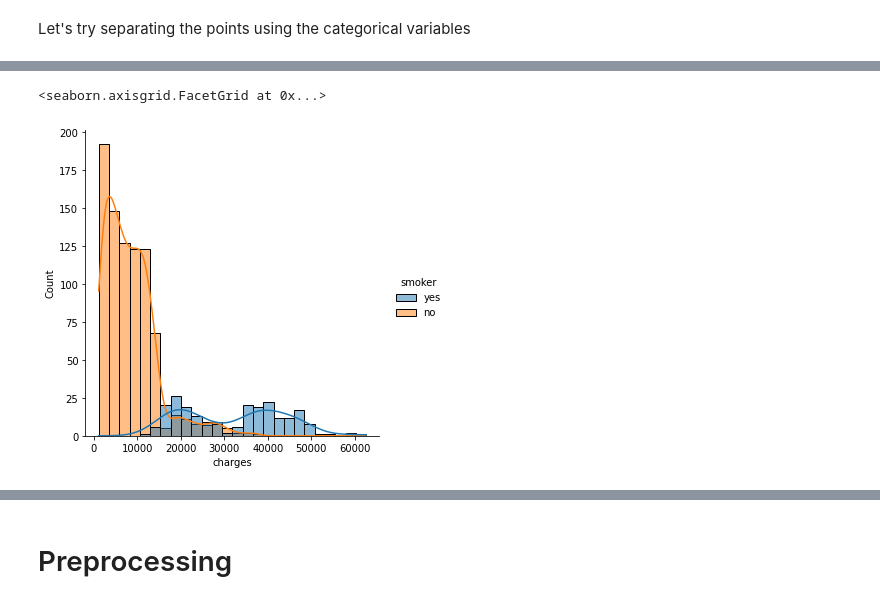
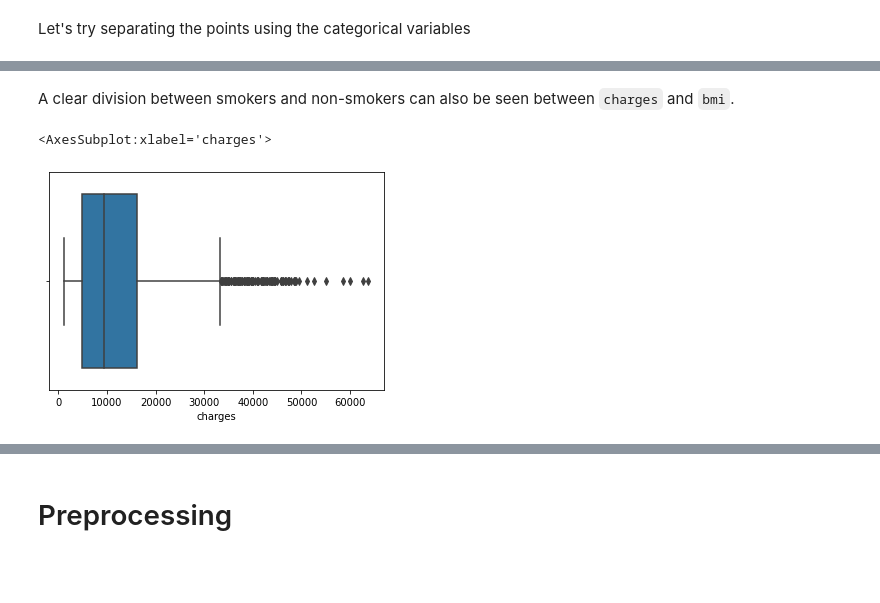
Before and after one commit to GeorgeNMJ/Kaggle-Medical-Cost, a Jupyter notebook: medical-cost-notebook-linear-regression.ipynb, the cells around one changed output, grey strips where cells are left out. Saved outputs shown, nothing was run; the diff lists cells and outputs as text; code cells hidden in the pictures; blank space fills up the shorter version.

```diff
--- a/medical-cost-notebook-linear-regression.ipynb
+++ b/medical-cost-notebook-linear-regression.ipynb
@@ -73,0 +69,7 @@ There are no missing values so we can proceed with EDA.
+# %%
+# stratified sampling using 'sex' as strata
+from sklearn.model_selection import StratifiedShuffleSplit
+sampler = StratifiedShuffleSplit(n_splits=1, test_size=0.2, random_state=42)
+for train_index, test_index in sampler.split(df, df['sex']):
+    train = df.loc[train_index]
+    test = df.loc[test_index]
@@ -145,6 +147,8 @@ This explains the two normal distributions we observed before
+# %% [markdown]
+A  clear division between smokers and non-smokers can also be seen between `charges` and `bmi`.
 # %%
-# Distribution of the response
-sns.displot(x='charges', data = train_df, kde = True, hue = 'smoker')
+# outliers in the label
+sns.boxplot(x='charges', data=train)
 # %% [output]
-<seaborn.axisgrid.FacetGrid at 0x...>
+<AxesSubplot:xlabel='charges'>
-[figure, old version]
+[figure, new version]
```
Also changed, not shown: parts of 184 cells of this notebook.
